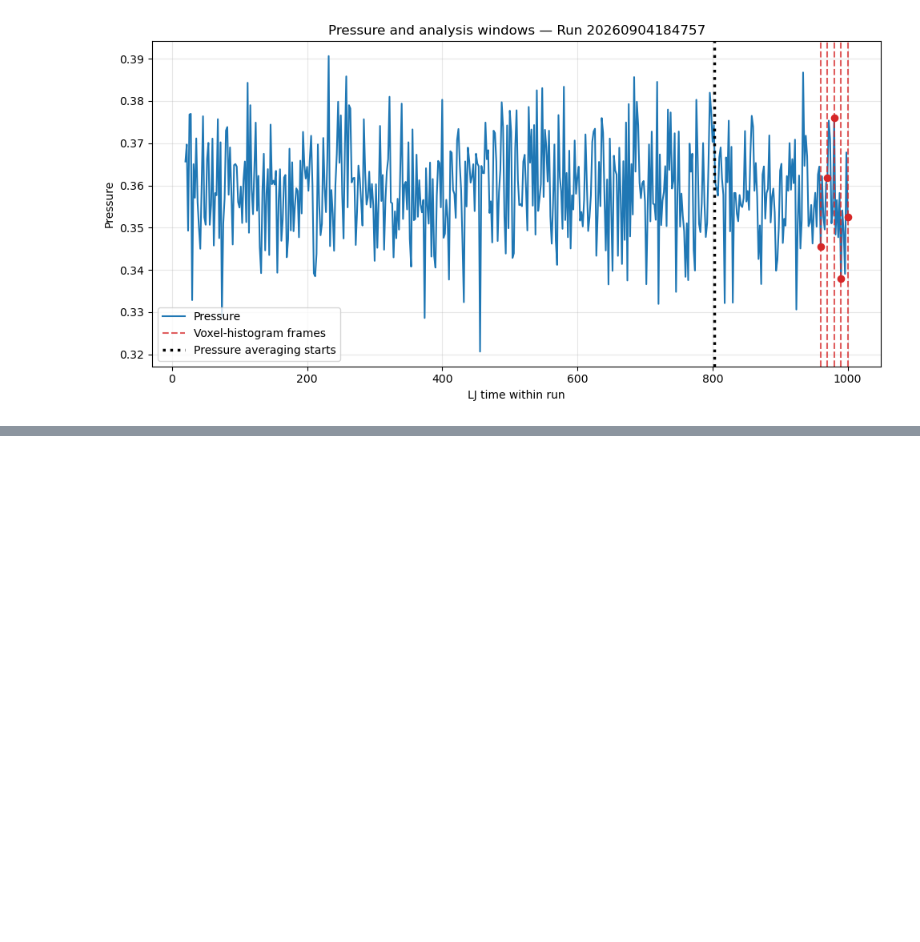
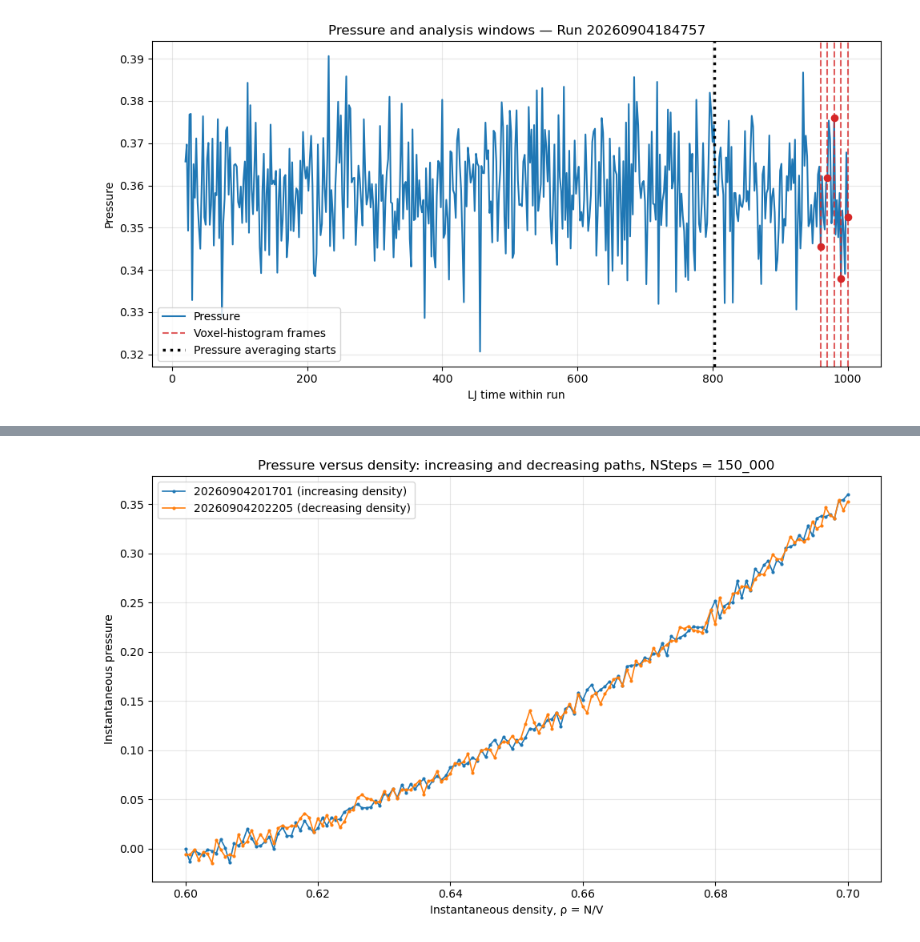
Before and after one commit to SBC-Collaboration/MDsims, a Jupyter notebook: Sandbox.ipynb, the cells around one changed output, grey strips where cells are left out. Saved outputs shown, nothing was run; the diff lists cells and outputs as text; code cells hidden in the pictures; blank space fills up the shorter version.

```diff
--- a/Sandbox.ipynb
+++ b/Sandbox.ipynb
@@ -83,0 +289,43 @@ plt.show()
+# %%
+import matplotlib.pyplot as plt
+from md_Helpers import open_run
+
+run_ids = [
+    "20260904201701",
+    "20260904202205",
+]
+
+fig, ax = plt.subplots(figsize=(10, 6))
+
+for run_id in run_ids:
+    logs = open_run(run_id).logs_dataframe()
+
+    # Instantaneous density at every log point
+    density = logs["num_particles"] / logs["volume"]
+    pressure = logs["pressure"]
+
+    direction = (
+        "increasing density"
+        if density.iloc[-1] > density.iloc[0]
+        else "decreasing density"
+    )
+
+    ax.plot(
+        density,
+        pressure,
+        marker=".",
+        markersize=4,
+        linewidth=1.2,
+        label=f"{run_id} ({direction})",
+    )
+
+ax.set_xlabel("Instantaneous density, ρ = N/V")
+ax.set_ylabel("Instantaneous pressure")
+ax.set_title("Pressure versus density: increasing and decreasing paths, NSteps = 150_000")
+ax.grid(alpha=0.3)
+ax.legend()
+
+plt.tight_layout()
+plt.show()
+# %% [output]
+[figure, added]
```
Also changed, not shown: parts of 3 cells of this notebook, 6 other files.
